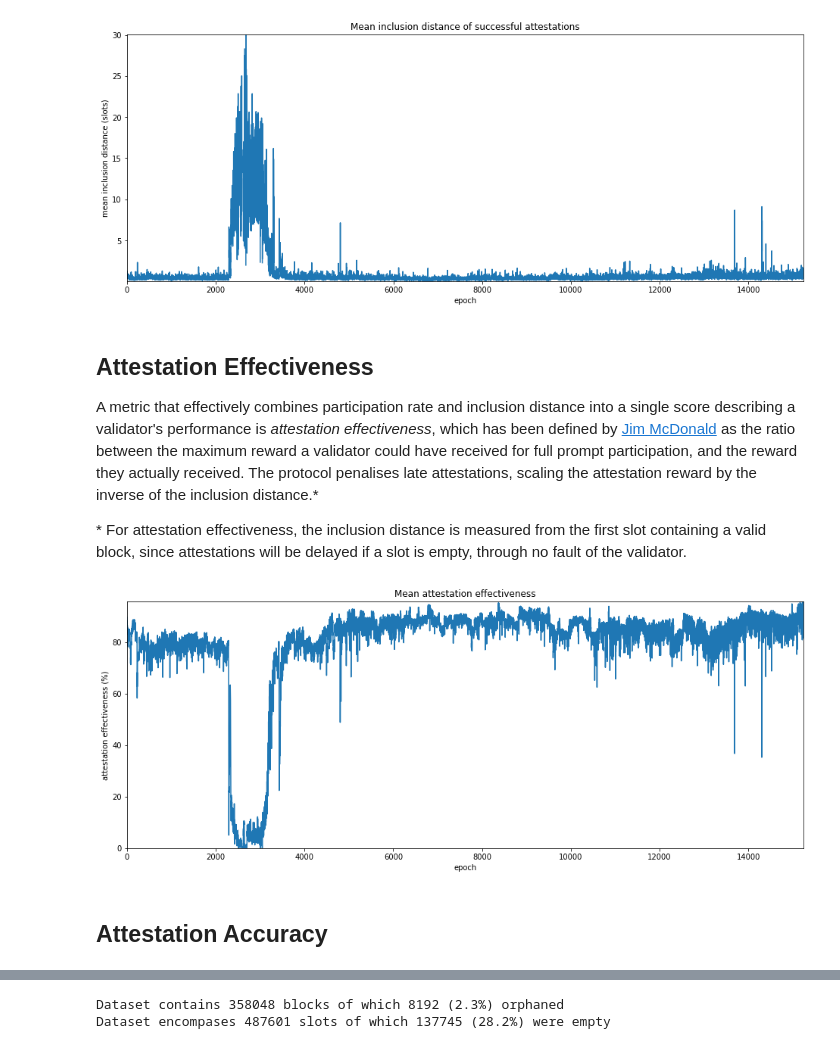
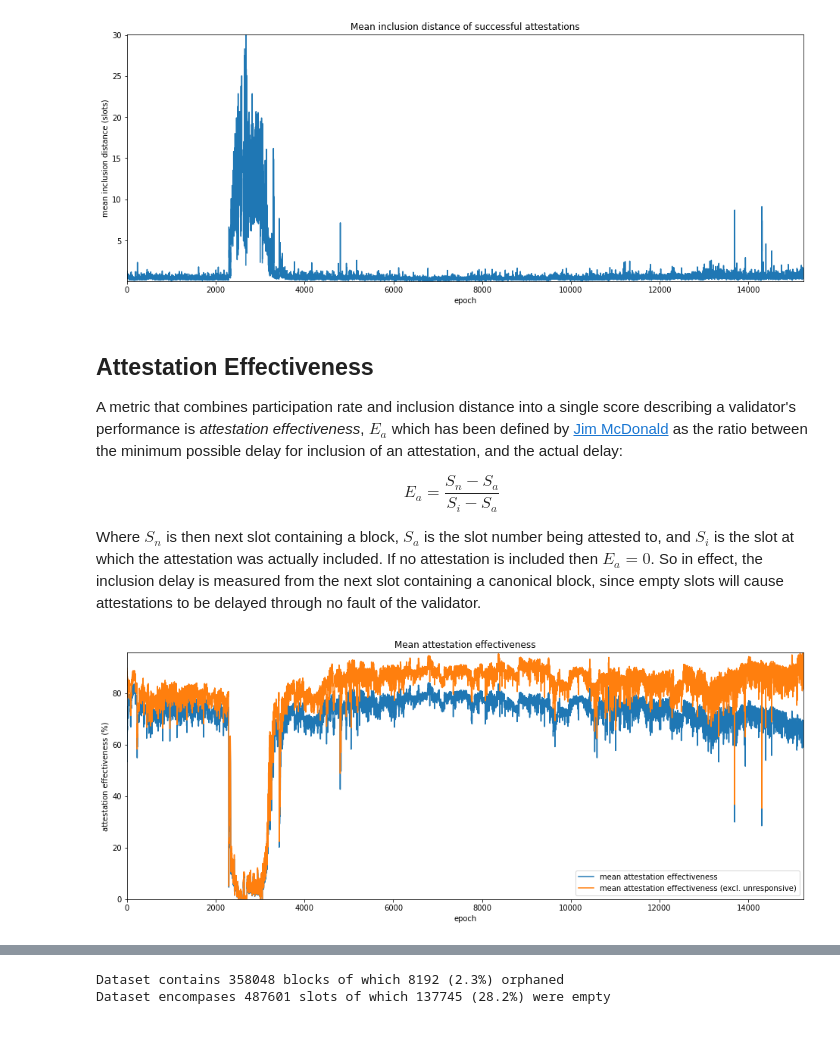
Before and after one commit to pintail-xyz/medalla_analysis, a Jupyter notebook: medalla-3-network-stress.ipynb, the cells around one changed output, grey strips where cells are left out. Drawn from its saved outputs; the diff is of its cells as text; code cells hidden in the pictures.

Commit message:
significant revisions/additions to first 3 articles

```diff
--- a/medalla-3-network-stress.ipynb
+++ b/medalla-3-network-stress.ipynb
@@ -101,14 +111,22 @@ for slot in range(n_epochs * 32):
         print(f"epoch {epoch} of {latest_slot//32} ({percentage:.2f}%) / "
               f"{elapsed} elapsed / {left} left", end='\r')
 
-mean_inclusion_distance = [sum_distance[e] / success_count[e] if success_count[e] > 0 else None
-                       for e in range(n_epochs)]
+participation_rate = [100 * s / (s + missed_count[e] + unresponsive_count[e])
+                      for e, s in enumerate(success_count)]
 
-mean_ae = [100 * sum_ae[e] / (success_count[e] + missed_count[e]) if success_count[e] > 0 else 0
-           for e in range(n_epochs)]
+participation_rate_reduced = [100 * s / (s + missed_count[e]) for e, s in enumerate(success_count)]
 
-accuracy = [100 * correct_count[e] / success_count[e] if success_count[e] > 0 else 0
-            for e in range(n_epochs)]
+mean_inclusion_distance = [sd / success_count[e] if success_count[e] > 0 else None
+                           for e, sd in enumerate(sum_distance)]
 
-print(f"completed in {elapsed}." + ' ' * 80)
+mean_ae = [100 * ae / (success_count[e] + missed_count[e] + unresponsive_count[e])
+           if success_count[e] > 0 else 0 for e, ae in enumerate(sum_ae)]
+
+mean_ae_reduced = [100 * sum_ae[e] / (success_count[e] + missed_count[e]) if success_count[e] > 0 else 0
+                   for e, ae in enumerate(sum_ae)]
+
+accuracy = [100 * c / success_count[e] if success_count[e] > 0 else 0 for e, c in enumerate(correct_count)]
+
+clear_output()
+print(f"completed in {elapsed}.")
 # %% [output]
@@ -155,23 +176,27 @@ plt.show()
 [figure]
 # %% [markdown]
 ## Attestation Effectiveness
-A metric that effectively combines participation rate and inclusion distance into a single score describing a validator's performance is *attestation effectiveness*, which has been defined by [Jim McDonald](https://www.attestant.io/posts/defining-attestation-effectiveness/) as the ratio between the maximum reward a validator could have received for full prompt participation, and the reward they actually received. The protocol penalises late attestations, scaling the attestation reward by the inverse of the inclusion distance.\*
+A metric that combines participation rate and inclusion distance into a single score describing a validator's performance is *attestation effectiveness*, $E_a$ which has been defined by [Jim McDonald](https://www.attestant.io/posts/defining-attestation-effectiveness/) as the ratio between the minimum possible delay for inclusion of an attestation, and the actual delay:
 
-\* For attestation effectiveness, the inclusion distance is measured from the first slot containing a valid block, since attestations will be delayed if a slot is empty, through no fault of the validator.
+$$ E_a = \frac{S_n-S_a}{S_i-S_a} $$
+
+Where $S_n$ is then next slot containing a block, $S_a$ is the slot number being attested to, and $S_i$ is the slot at which the attestation was actually included. If no attestation is included then $E_a=0$. So in effect, the inclusion delay is measured from the next slot containing a canonical block, since empty slots will cause attestations to be delayed through no fault of the validator.
 # %%
 # plot attestation effectiveness
 
-mean_ae_series = pd.Series(mean_ae, name="mean attestation effectiveness")
+mean_ae_series = pd.Series(mean_ae)
+
+mean_ae_reduced_series = pd.Series(mean_ae_reduced)
 
 # plot the mean inclusion distance
 fig=plt.figure(figsize=(16,6))
-plt.plot(mean_ae_series)
+plt.plot(mean_ae_series, label='mean attestation effectiveness')
+plt.plot(mean_ae_reduced_series, label='mean attestation effectiveness (excl. unresponsive)')
 plt.margins(0,0)
 plt.title('Mean attestation effectiveness')
 plt.xlabel('epoch')
 plt.ylabel('attestation effectiveness (%)')
+plt.legend(loc='lower right')
 plt.show()
 # %% [output]
-[figure, old version]
+[figure, new version]
-# %% [markdown]
-## Attestation Accuracy
```
Also changed, not shown: parts of 14 cells of this notebook, 3 other files.
